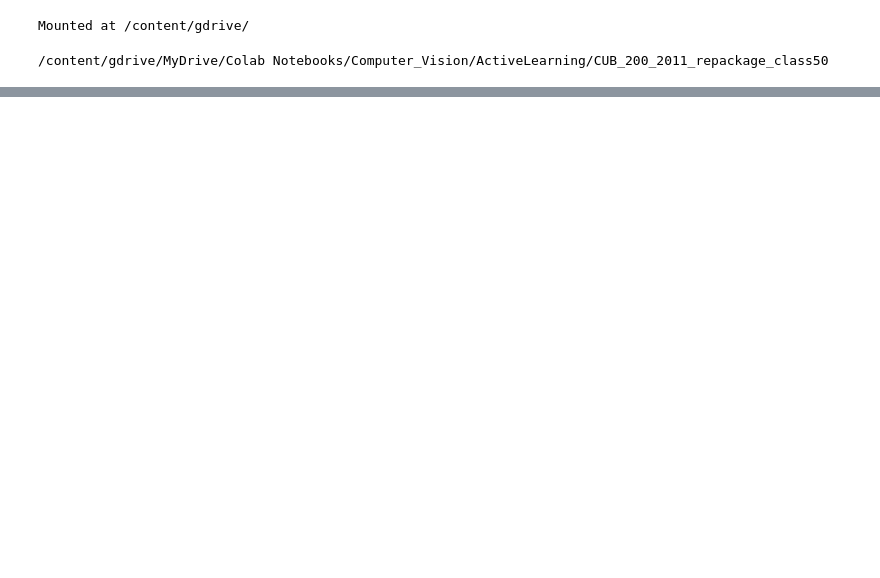
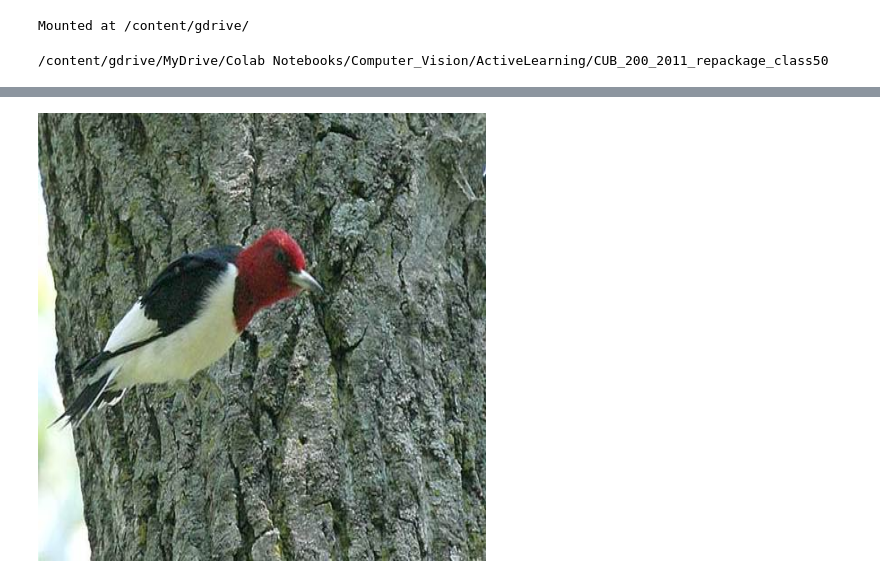
Before and after one commit to Chae0510/ComputerVision_TeamProject, a Jupyter notebook: ActiveLerning1.ipynb, the cells around one changed output, grey strips where cells are left out. Saved outputs shown, nothing was run; the diff lists cells and outputs as text; code cells hidden in the pictures; blank space fills up the shorter version.

Commit message:
FEAT: add image print

```diff
--- a/ActiveLerning1.ipynb
+++ b/ActiveLerning1.ipynb
@@ -158,0 +182,17 @@ time: 0h, 20m, 12s
+# %%
+# Assuming train_set is an instance of your CUB2011 Dataset class
+image_tensor, label = train_set[0]  # Fetching an image and its label
+
+# Convert tensor to numpy array
+image_np = image_tensor.permute(1, 2, 0).numpy()  # Convert tensor to NumPy array
+image_np = (image_np * 255).astype(np.uint8)  # Scale to 0-255 and change data type to uint8
+
+# Convert RGB to BGR (as cv2 uses BGR format)
+image_bgr = cv2.cvtColor(image_np, cv2.COLOR_RGB2BGR)
+
+# Display the image using cv2_imshow
+cv2_imshow(image_bgr)
+cv2.waitKey(0)
+cv2.destroyAllWindows()
+# %% [output]
+[figure, added]
```
Also changed, not shown: parts of 2 cells of this notebook.
